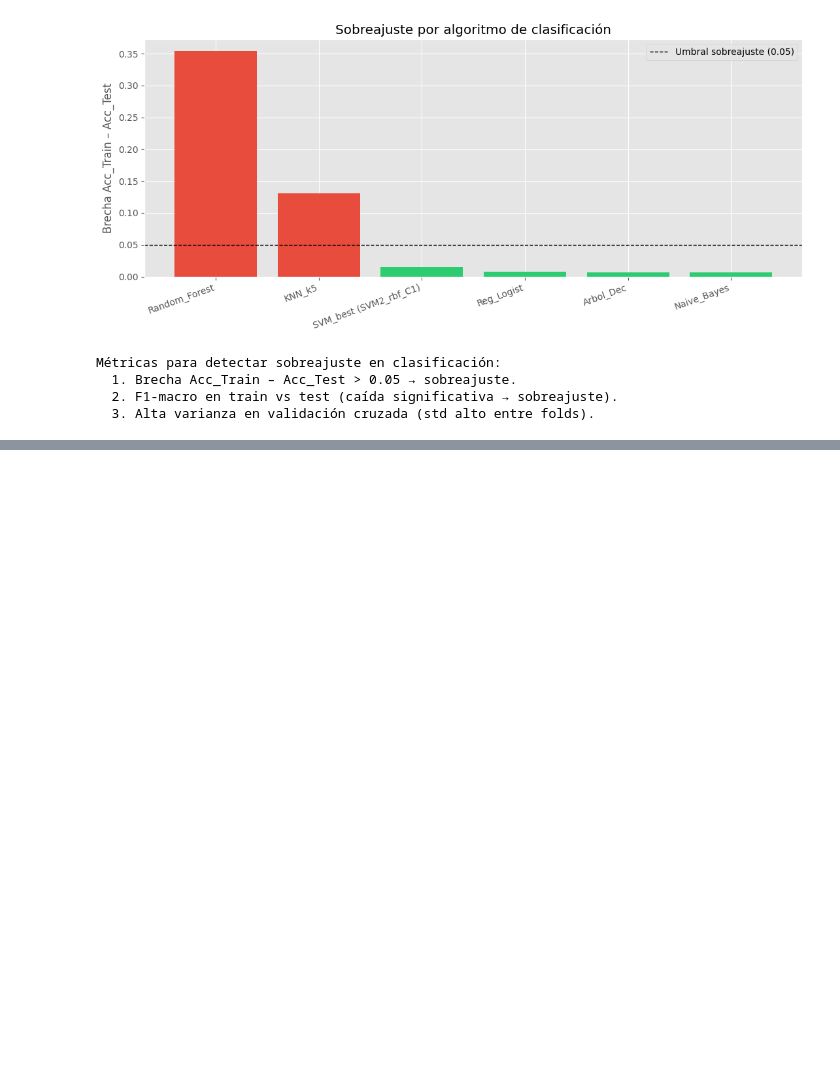
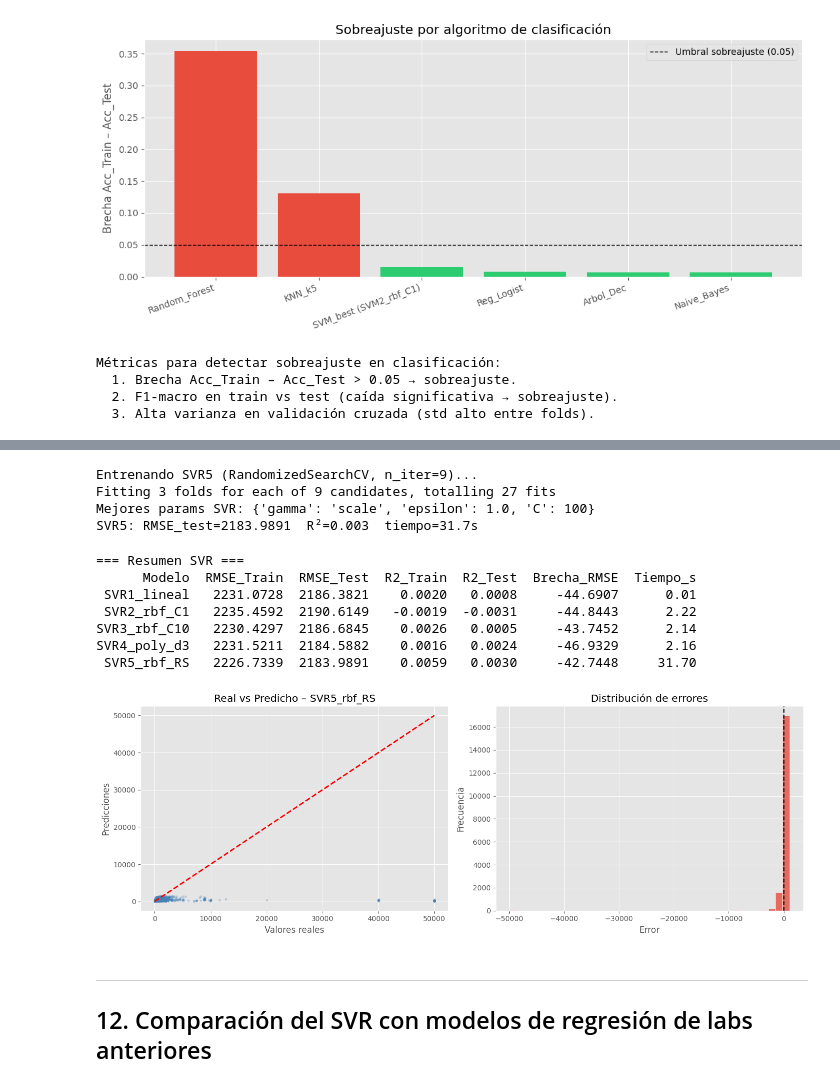
Before and after one commit to JPLopez23/Lab8Min, a Jupyter notebook: laboratorio8.ipynb, the cells around one changed output, grey strips where cells are left out. Saved outputs shown, nothing was run; the diff lists cells and outputs as text; code cells hidden in the pictures; blank space fills up the shorter version.

```diff
--- a/laboratorio8.ipynb
+++ b/laboratorio8.ipynb
@@ -617,0 +669,75 @@ Métricas para detectar sobreajuste en clasificación:
+# %%
+# ── SVR5: RandomizedSearchCV ───────────────────
+print('Entrenando SVR5 (RandomizedSearchCV, n_iter=9)...')
+from scipy.stats import loguniform
+svr_dist = {
+    'C'      : [1, 10, 100],
+    'gamma'  : ['scale', 0.01, 0.1],
+    'epsilon': [0.1, 1.0, 10.0]
+}
+rs_svr = RandomizedSearchCV(
+    SVR(kernel='rbf'), param_distributions=svr_dist,
+    n_iter=9, cv=3, scoring='neg_root_mean_squared_error',
+    n_jobs=-1, random_state=SEED, verbose=1
+)
+t0 = time.time()
+rs_svr.fit(X_svr_tr_sc, y_svr_tr)
+rs_time = round(time.time() - t0, 2)
+
+nombre_svr_gs = 'SVR5_rbf_RS'
+best_svr = rs_svr.best_estimator_
+modelos_svr[nombre_svr_gs]    = best_svr
+tiempos_svr[nombre_svr_gs]    = rs_time
+rmse_train_svr[nombre_svr_gs] = round(np.sqrt(mean_squared_error(y_svr_tr,   best_svr.predict(X_svr_tr_sc))),  4)
+rmse_test_svr[nombre_svr_gs]  = round(np.sqrt(mean_squared_error(y_test_reg, best_svr.predict(X_test_reg_sc))), 4)
+r2_train_svr[nombre_svr_gs]   = round(r2_score(y_svr_tr,   best_svr.predict(X_svr_tr_sc)),  4)
+r2_test_svr[nombre_svr_gs]    = round(r2_score(y_test_reg, best_svr.predict(X_test_reg_sc)), 4)
+
+print(f'Mejores params SVR: {rs_svr.best_params_}')
+print(f'SVR5: RMSE_test={rmse_test_svr[nombre_svr_gs]}  R²={r2_test_svr[nombre_svr_gs]}  tiempo={rs_time}s')
+# %% [output]
+Entrenando SVR5 (RandomizedSearchCV, n_iter=9)...
+Fitting 3 folds for each of 9 candidates, totalling 27 fits
+Mejores params SVR: {'gamma': 'scale', 'epsilon': 1.0, 'C': 100}
+SVR5: RMSE_test=2183.9891  R²=0.003  tiempo=31.7s
+# %%
+df_svr = pd.DataFrame([{
+    'Modelo'     : n,
+    'RMSE_Train' : rmse_train_svr[n],
+    'RMSE_Test'  : rmse_test_svr[n],
+    'R2_Train'   : r2_train_svr[n],
+    'R2_Test'    : r2_test_svr[n],
+    'Brecha_RMSE': round(rmse_test_svr[n] - rmse_train_svr[n], 4),
+    'Tiempo_s'   : tiempos_svr[n],
+} for n in modelos_svr])
+print('=== Resumen SVR ===')
+print(df_svr.to_string(index=False))
+
+# Gráfico real vs predicho del mejor SVR
+mejor_svr_n  = df_svr.loc[df_svr['RMSE_Test'].idxmin(), 'Modelo']
+preds_svr_bst = modelos_svr[mejor_svr_n].predict(X_test_reg_sc)
+
+fig, axes = plt.subplots(1, 2, figsize=(14, 5))
+axes[0].scatter(y_test_reg, preds_svr_bst, alpha=0.25, s=8, color='steelblue')
+lims = [min(y_test_reg.min(), preds_svr_bst.min()), max(y_test_reg.max(), preds_svr_bst.max())]
+axes[0].plot(lims, lims, 'r--', lw=2)
+axes[0].set_xlabel('Valores reales'); axes[0].set_ylabel('Predicciones')
+axes[0].set_title(f'Real vs Predicho – {mejor_svr_n}')
+errores_svr = preds_svr_bst - y_test_reg
+axes[1].hist(errores_svr, bins=40, color='#e74c3c', edgecolor='white', alpha=0.8)
+axes[1].axvline(0, color='black', linestyle='--')
+axes[1].set_xlabel('Error'); axes[1].set_ylabel('Frecuencia')
+axes[1].set_title('Distribución de errores')
+plt.tight_layout(); plt.show()
+# %% [output]
+=== Resumen SVR ===
+      Modelo  RMSE_Train  RMSE_Test  R2_Train  R2_Test  Brecha_RMSE  Tiempo_s
+ SVR1_lineal   2231.0728  2186.3821    0.0020   0.0008     -44.6907      0.01
+ SVR2_rbf_C1   2235.4592  2190.6149   -0.0019  -0.0031     -44.8443      2.22
+SVR3_rbf_C10   2230.4297  2186.6845    0.0026   0.0005     -43.7452      2.14
+SVR4_poly_d3   2231.5211  2184.5882    0.0016   0.0024     -46.9329      2.16
+ SVR5_rbf_RS   2226.7339  2183.9891    0.0059   0.0030     -42.7448     31.70
+[figure, added]
+# %% [markdown]
+---
+## 12. Comparación del SVR con modelos de regresión de labs anteriores
```
Also changed, not shown: parts of 5 cells of this notebook.
